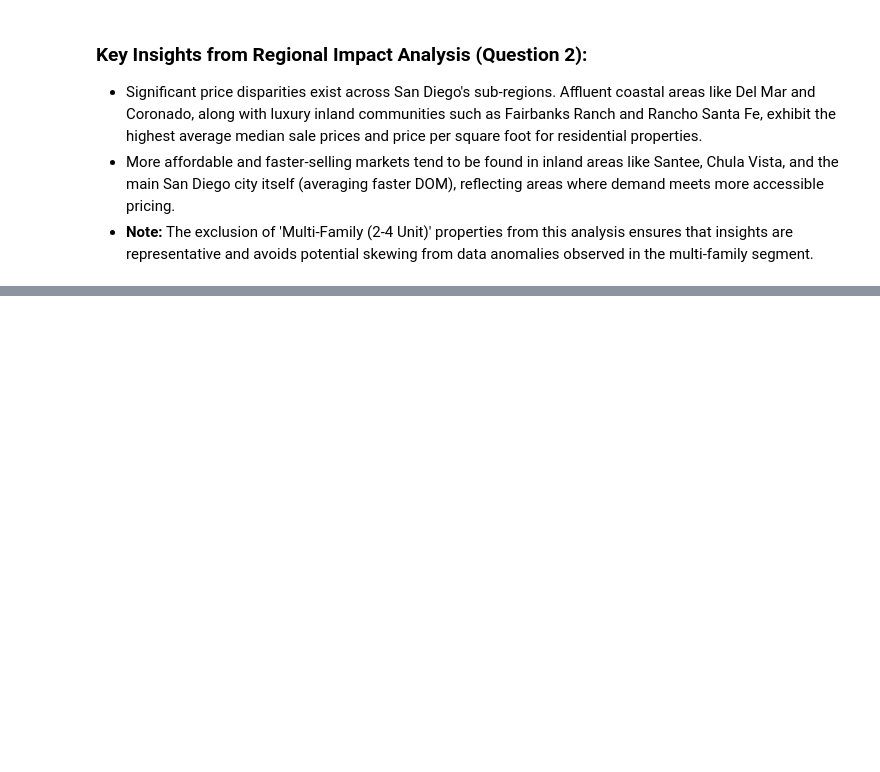
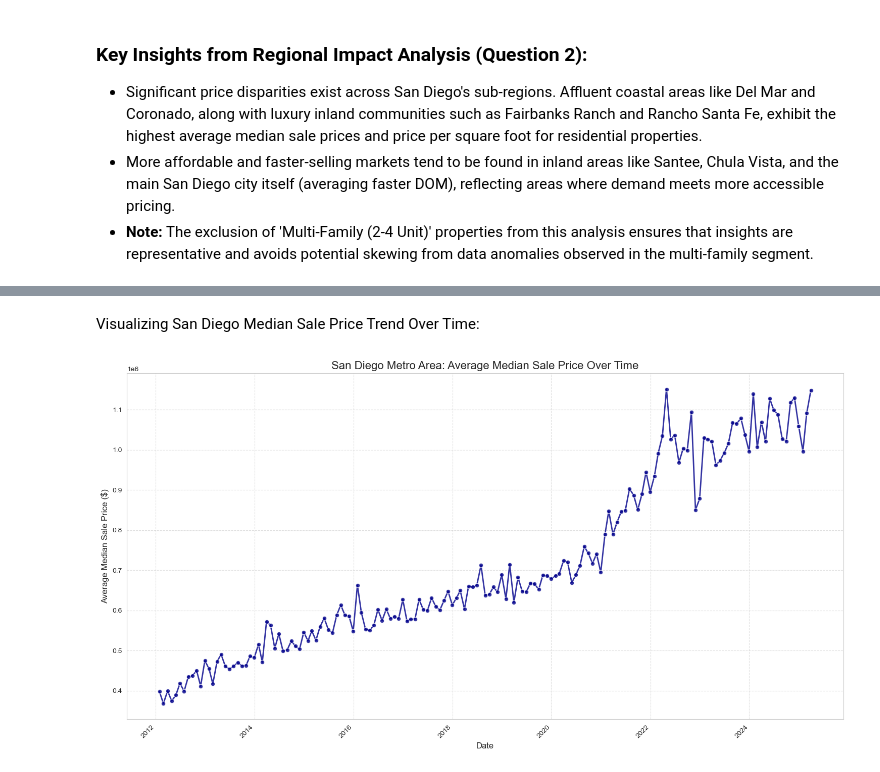
Before and after one commit to seanselig/san-diego-housing-analysis, a Jupyter notebook: San Diego Housing Market Analysis.ipynb, the cells around one changed output, grey strips where cells are left out. Cells and saved outputs as stored; diff of their text form; code cells hidden in the pictures; blank space fills up the shorter version.

Commit message:
Analyze historical price trends and identify seasonal patterns (Question 3 insights).

```diff
--- a/San Diego Housing Market Analysis.ipynb
+++ b/San Diego Housing Market Analysis.ipynb
@@ -445,0 +456,2 @@ Passing `palette` without assigning `hue` is deprecated and will be removed in v
+# %%
+df_san_diego_agg_residential = df_san_diego[df_san_diego['PROPERTY_TYPE'] != 'Multi-Family (2-4 Unit)'].copy()
@@ -445,0 +460,2 @@ Passing `palette` without assigning `hue` is deprecated and will be removed in v
+# %%
+monthly_trends = df_san_diego_agg_residential.groupby('date').agg(Avg_Median_Sale_Price=('MEDIAN_SALE_PRICE', 'mean'), Avg_Median_PPSF=('MEDIAN_PPSF', 'mean')).reset_index()
@@ -445,0 +464,2 @@ Passing `palette` without assigning `hue` is deprecated and will be removed in v
+# %%
+monthly_trends = monthly_trends.sort_values(by='date')
@@ -445,0 +514,15 @@ Passing `palette` without assigning `hue` is deprecated and will be removed in v
+# %% [markdown]
+Visualizing San Diego Median Sale Price Trend Over Time:
+# %%
+plt.figure(figsize=(15, 8))
+sns.lineplot(x='date', y='Avg_Median_Sale_Price', data=monthly_trends, marker='o', color='darkblue', linewidth=2, alpha=0.8)
+plt.title('San Diego Metro Area: Average Median Sale Price Over Time', fontsize=16)
+plt.xlabel('Date', fontsize=12)
+plt.ylabel('Average Median Sale Price ($)', fontsize=12)
+plt.grid(True, linestyle='--', alpha=0.6)
+plt.xticks(rotation=45, ha='right', fontsize=10)
+plt.yticks(fontsize=10)
+plt.tight_layout()
+plt.show()
+# %% [output]
+[figure, added]
```
Also changed, not shown: parts of 20 cells of this notebook.
